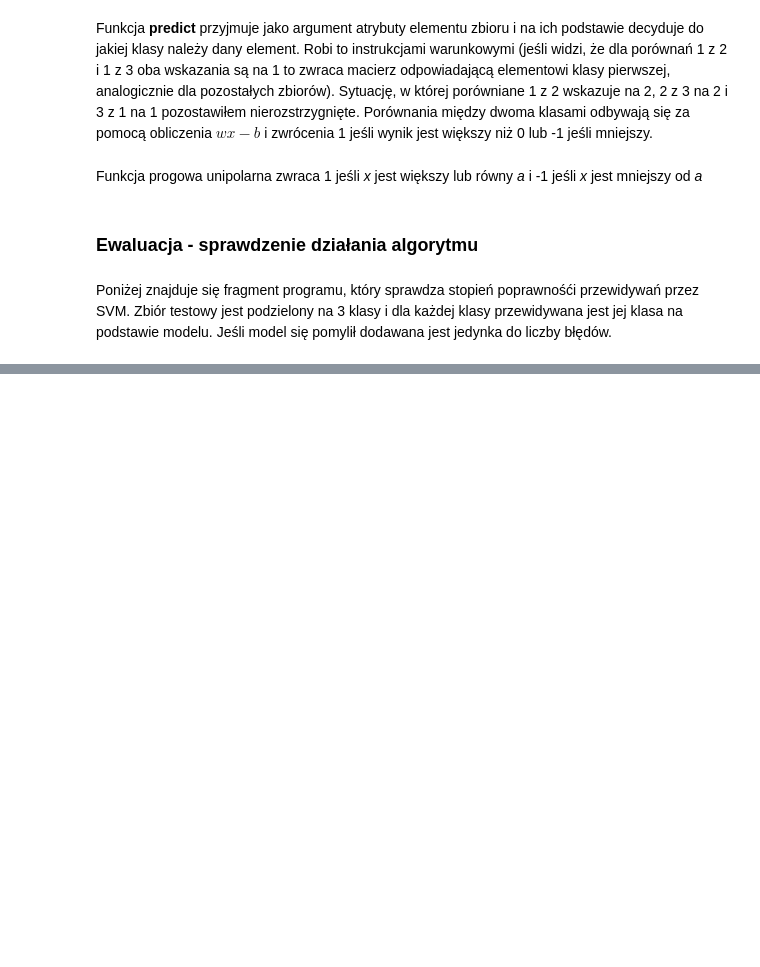
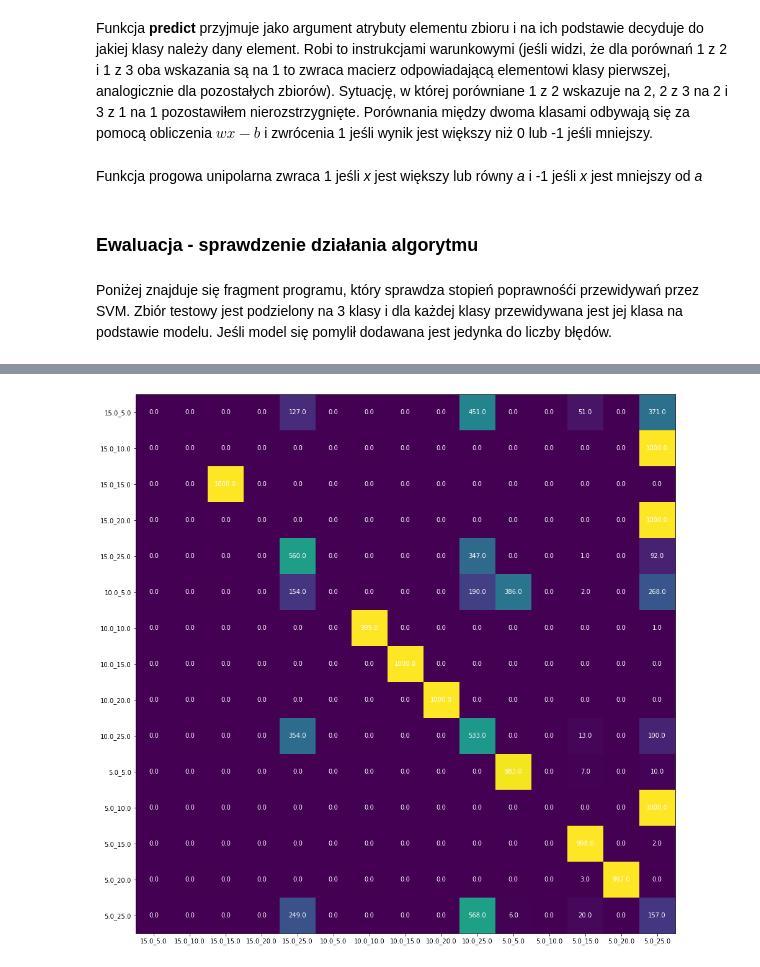
Before and after one commit to Mitchu727/Fingmap, a Jupyter notebook: Data/Classificator - SVM.ipynb, the cells around one changed output, grey strips where cells are left out. Cells and saved outputs as stored; diff of their text form; code cells hidden in the pictures; blank space fills up the shorter version.

```diff
--- a/Data/Classificator - SVM.ipynb
+++ b/Data/Classificator - SVM.ipynb
@@ -178,4 +179,8 @@ for _ in range(10):
 # %%
 classification_array = test(class_vector, predict, [parameters_array])
+# %%
+create_classification_heatmap(classification_array, data_dictionary)
+# %% [output]
+[figure, added]
 # %%
 for class_name in data_dictionary:
```
Also changed, not shown: parts of 8 cells of this notebook, 2 other files.
